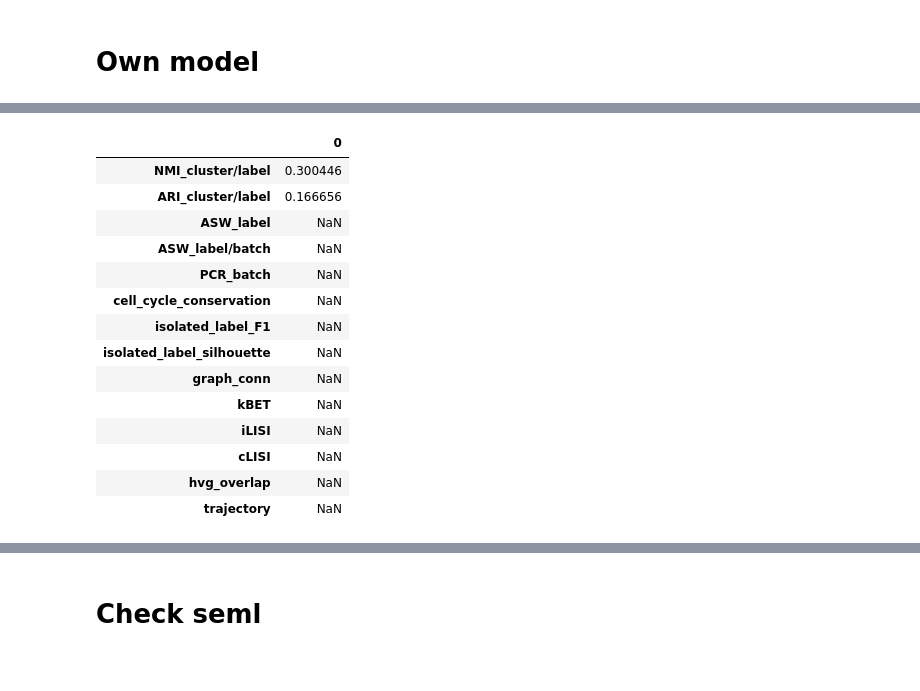
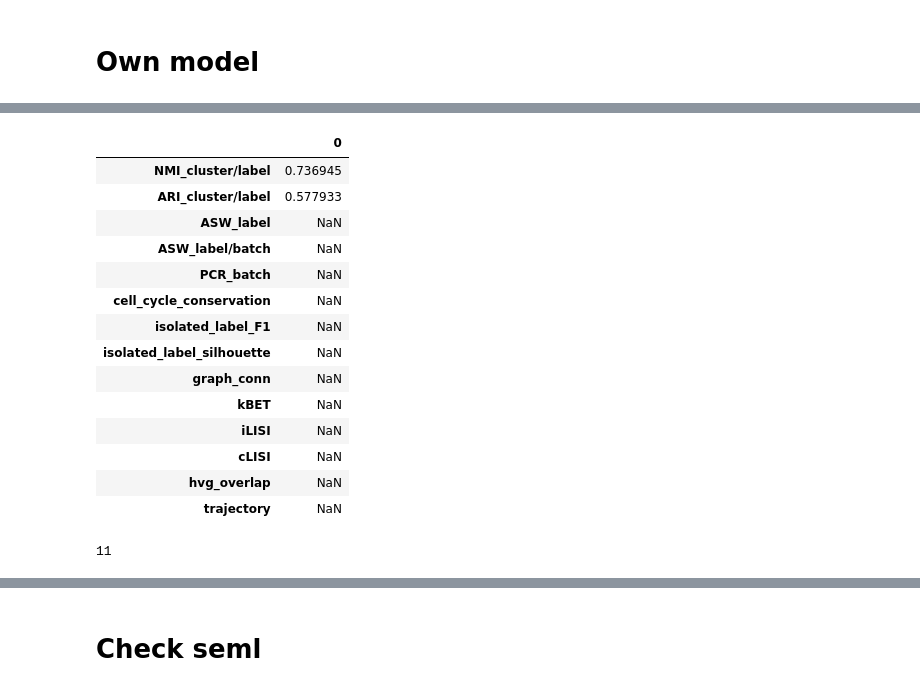
Before and after one commit to theislab/scatac_poisson_reproducibility, a Jupyter notebook: notebooks/scvi.ipynb, the cells around one changed output, grey strips where cells are left out. Drawn from its saved outputs; the diff is of its cells as text; code cells hidden in the pictures.

```diff
--- a/notebooks/scvi.ipynb
+++ b/notebooks/scvi.ipynb
@@ -17,4 +14,0 @@ ModuleNotFoundError: No module named 'torch'
-# %%
-adata = patac.data.load_neurips()
-
-sc.pl.umap(adata, color = "cell_type")
@@ -20,0 +20,4 @@ sc.pl.umap(adata, color = "cell_type")
+# %%
+adata = patac.data.load_neurips(gex=True, batch='s1d1')
+
+sc.pl.umap(adata, color = "cell_type")
@@ -173,3 +256,5 @@ patac.model.CountPEAKVI.setup_anndata(atac, layer="counts", batch_key=None)
 # %%
 #model = patac.model.PEAKVI(adata, n_latent=130)
-model = patac.model.CountPEAKVI(atac)
+#model = patac.model.GEXtoATAC(adata, n_layers_decoder=0, n_latent=136, use_layer_norm="encoder", n_hidden=150)
+model = patac.model.GEXtoATAC(adata, n_latent=136, use_layer_norm="encoder", n_hidden=150)
+#model = patac.model.LinearCountPEAKVI(adata, n_latent=130, use_layer_norm="encoder")
@@ -195,10 +282,10 @@ CountVAE(
 )
 # %%
 #setup logger
-#logger = WandbLogger(project=f"poisson_atac")
-#logger.watch(model.module, log='all')
-#logger=logger,
+logger = WandbLogger(project=f"poisson_atac")
+logger.watch(model.module, log='all')
+#
 #train model
-model.train(train_size=0.8, validation_size=0.1, early_stopping=True, batch_size=128, max_epochs =2)
-#wandb.finish()
+model.train(logger=logger,train_size=0.8, validation_size=0.1, early_stopping=True, batch_size=128, max_epochs =500, lr = 5e-4)
+wandb.finish()
 # %% [output]
@@ -211,3 +339,3 @@ X_emb = model.get_latent_representation()
 # %%
-evaluate_embedding(atac, X_emb)
+evaluate_embedding(adata, X_emb, labels_key = "cell_type")
 # %% [output]
@@ -214,8 +343,8 @@ evaluate_embedding(atac, X_emb)
 NMI...
 ARI...
 |  | 0 |
-| NMI_cluster/label | 0.300446 |
-| ARI_cluster/label | 0.166656 |
+| NMI_cluster/label | 0.736945 |
+| ARI_cluster/label | 0.577933 |
 | ASW_label | NaN |
 | ASW_label/batch | NaN |
 | PCR_batch | NaN |
@@ -228,4 +357,8 @@ ARI...
 | cLISI | NaN |
 | hvg_overlap | NaN |
 | trajectory | NaN |
+# %%
+5+6
+# %% [output]
+11
 # %%
```
Also changed, not shown: parts of 29 cells of this notebook, 3 other files.
